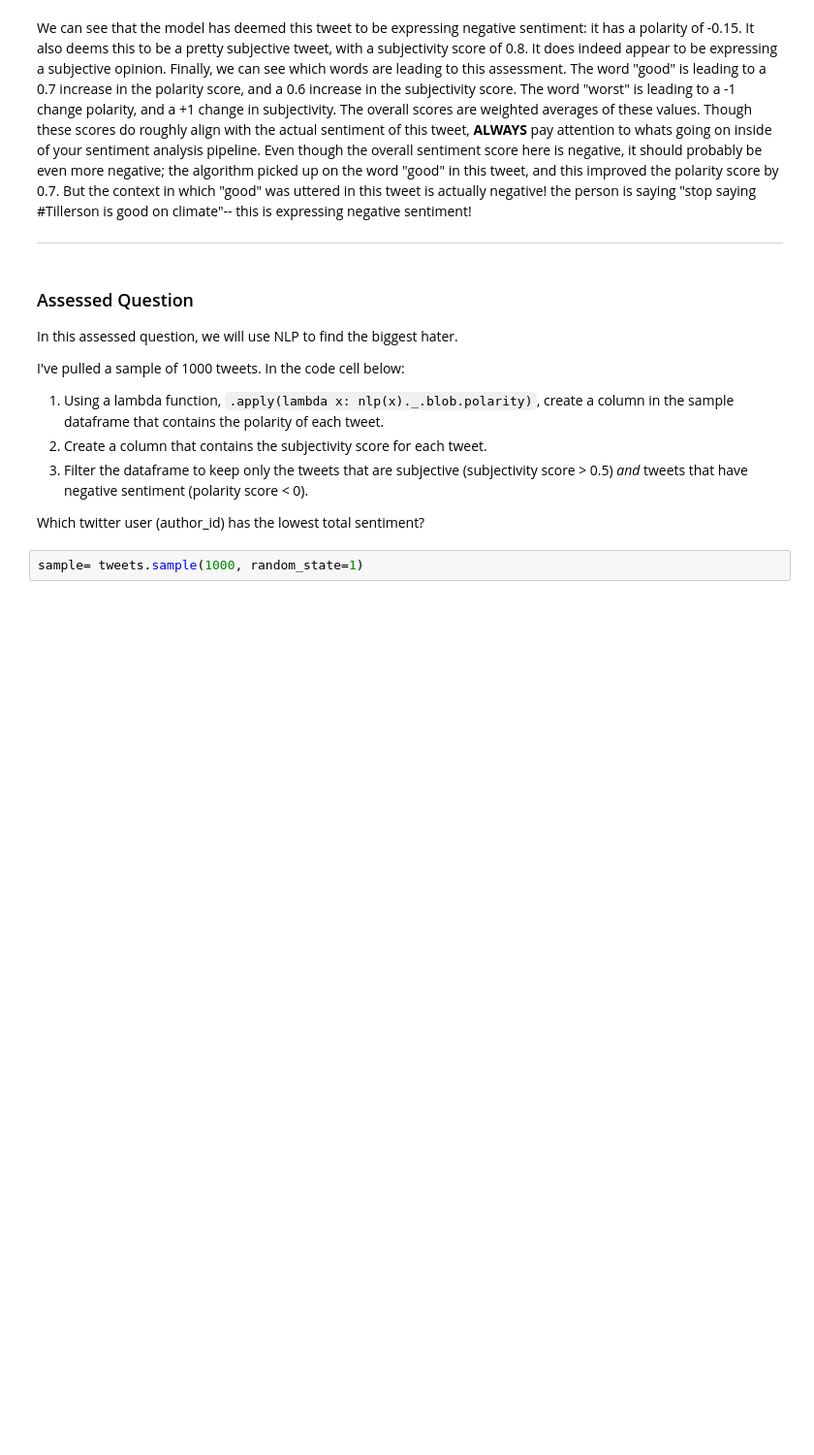
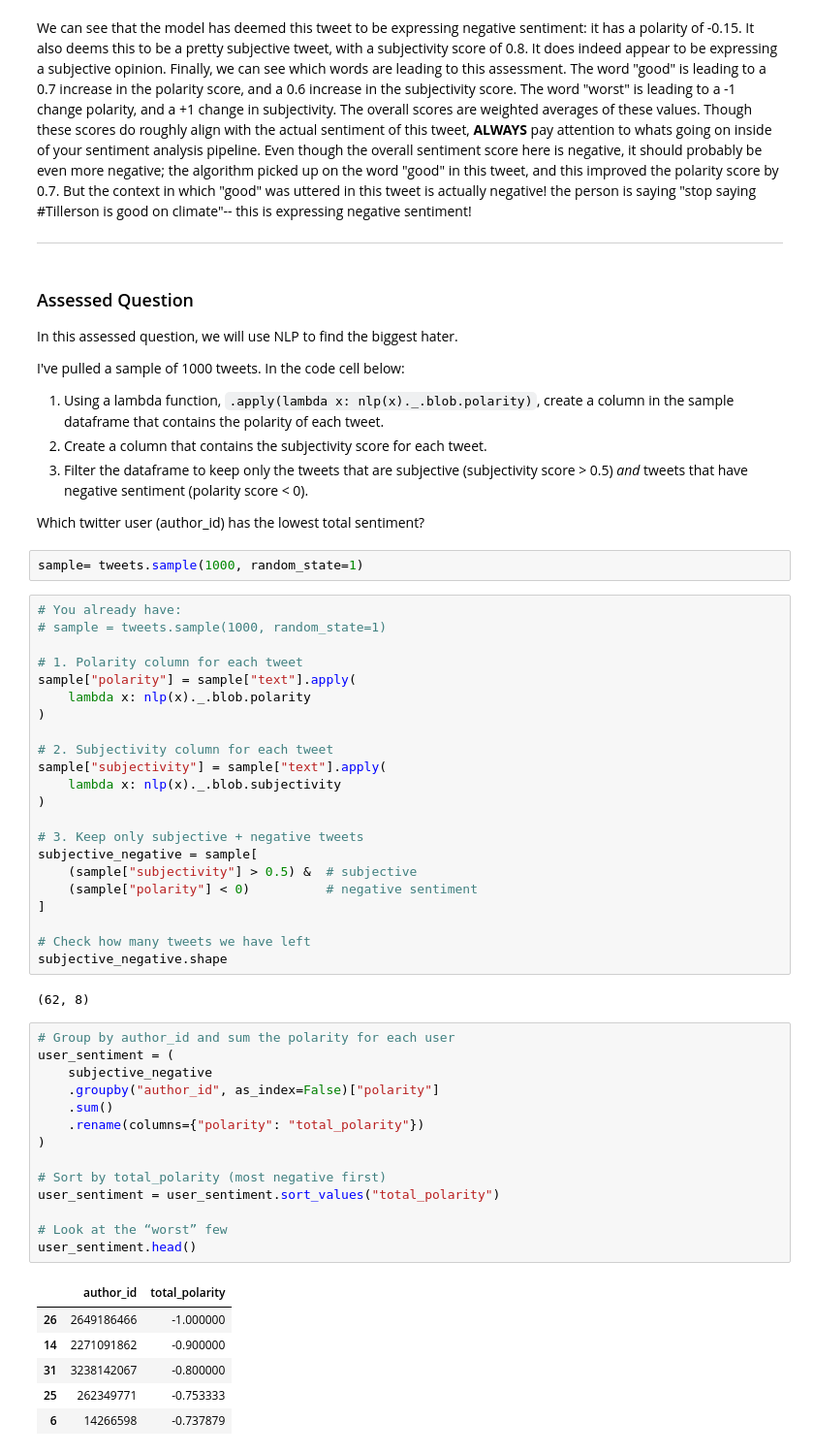
Before and after one commit to lillyroekens/QM2, a Jupyter notebook: notebooks/W04. Natural Language Processing.ipynb, the cells around one changed output. Shown at 97% size. Cells and saved outputs as stored; diff of their text form; blank space fills up the shorter version.

```diff
--- a/notebooks/W04. Natural Language Processing.ipynb
+++ b/notebooks/W04. Natural Language Processing.ipynb
@@ -588,3 +598,48 @@ I've pulled a sample of 1000 tweets. In the code cell below:
 Which twitter user (author_id) has the lowest total sentiment?
 # %%
 sample= tweets.sample(1000, random_state=1)
+# %%
+# You already have:
+# sample = tweets.sample(1000, random_state=1)
+
+# 1. Polarity column for each tweet
+sample["polarity"] = sample["text"].apply(
+    lambda x: nlp(x)._.blob.polarity
+)
+
+# 2. Subjectivity column for each tweet
+sample["subjectivity"] = sample["text"].apply(
+    lambda x: nlp(x)._.blob.subjectivity
+)
+
+# 3. Keep only subjective + negative tweets
+subjective_negative = sample[
+    (sample["subjectivity"] > 0.5) &  # subjective
+    (sample["polarity"] < 0)          # negative sentiment
+]
+
+# Check how many tweets we have left
+subjective_negative.shape
+# %% [output]
+(62, 8)
+# %%
+# Group by author_id and sum the polarity for each user
+user_sentiment = (
+    subjective_negative
+    .groupby("author_id", as_index=False)["polarity"]
+    .sum()
+    .rename(columns={"polarity": "total_polarity"})
+)
+
+# Sort by total_polarity (most negative first)
+user_sentiment = user_sentiment.sort_values("total_polarity")
+
+# Look at the “worst” few
+user_sentiment.head()
+# %% [output]
+|  | author_id | total_polarity |
+| 26 | 2649186466 | -1.000000 |
+| 14 | 2271091862 | -0.900000 |
+| 31 | 3238142067 | -0.800000 |
+| 25 | 262349771 | -0.753333 |
+| 6 | 14266598 | -0.737879 |
```
Also changed, not shown: parts of 13 cells of this notebook.
